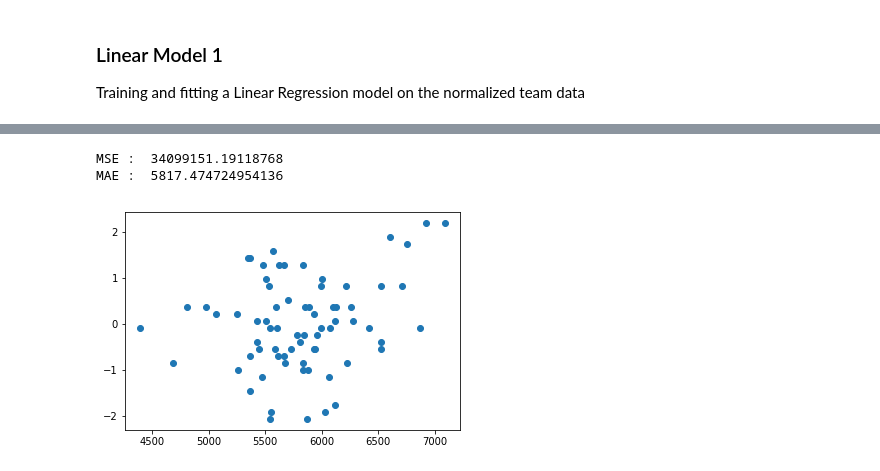
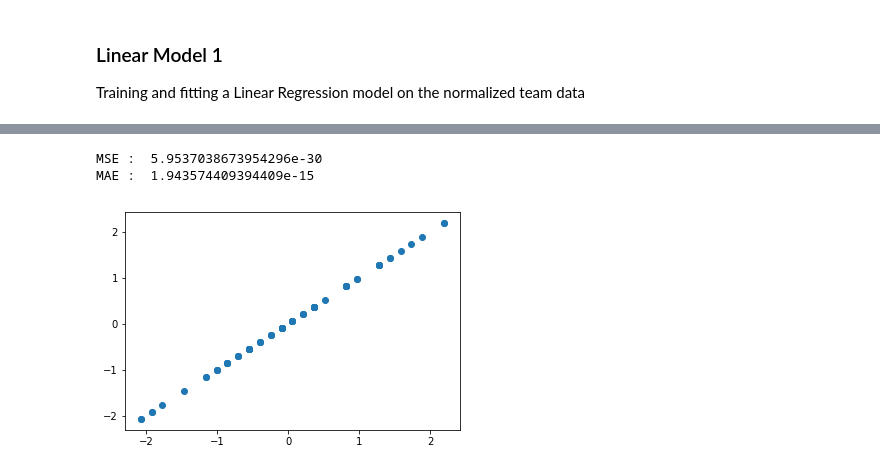
Before and after one commit to JustinRWong/AmazoogleChallengeLab, a Jupyter notebook: Modeling[11-26].ipynb, the cells around one changed output, grey strips where cells are left out. Saved outputs shown, nothing was run; the diff lists cells and outputs as text; code cells hidden in the pictures.

Commit message:
correlation nomralized perfected and cleaned

```diff
--- a/Modeling[11-26].ipynb
+++ b/Modeling[11-26].ipynb
@@ -33 +28,8 @@ all_teams = pd.read_csv("/Users/HuyVu/Desktop/ChallengeLab/cl_repo/AmazoogleChal
+# %%
+## create dataframes from csv data
+all_players = pd.read_csv("./data/all_players_2019.csv")
+all_teams = pd.read_csv("./data/all_teams_2019.csv")
+
+all_pac12_players = pd.read_csv("./data/pac12_2019_players.csv")
+all_pac12_teams = pd.read_csv("./data/pac12_2019_teams.csv")
 # %%
@@ -103,0 +97,15 @@ normalized_all_team
+# %%
+## Split up data into train and test splits
+raw_train_teams, raw_test_teams = train_test_split(all_teams, test_size = 0.2,random_state = 100)
+
+## Get raw all teams mean and std
+raw_all_teams_mean = all_teams.describe().loc['mean']
+raw_all_teams_std = all_teams.describe().loc['std']
+
+## Get the raw train mean and std
+raw_train_mean = raw_train_teams.describe().loc['mean']
+raw_train_std = raw_train_teams.describe().loc['std']
+
+## Get the raw test mean and std
+raw_test_mean = raw_test_teams.describe().loc['mean']
+raw_test_std = raw_test_teams.describe().loc['std']
@@ -291,26 +390,24 @@ After correlation weighing
 # %%
 correlated_model = LinearRegression()
 
-## Grab the correlated data
-corelated_X_train = correlation_all_team[training_columns_wanted]
-corelated_Y_train = correlation_all_team["wins"]
-correlated_model.fit(corelated_X_train, corelated_Y_train)
+## Fit to correlated normalized data
+correlated_model.fit(correlation_normalized_X_train, correlation_normalized_Y_train)
 
 ## Predict using the correlated normalized linear regression
-correlated_X_predict = correlation_all_team_test[training_columns_wanted]
+# correlated_X_predict = correlation_all_team_test[training_columns_wanted]
 
-correlated_y_hat = correlated_model.predict(correlated_X_predict)
+correlated__normalized_y_hat = correlated_model.predict(correlation_normalized_X_test)
 
 ## Normalized the test data
 # correlated_y_true, correlated_test_mean, correlated_test_std = normalize_data(correlation_normalized_all_test)
-correlated_y_true = correlation_normalized_all_test['wins']
+# correlated_y_true = correlation_normalized_all_test['wins']
 # %%
-correlated_normal_mse = mean_squared_error(correlated_y_hat, correlated_y_true)
-correlated_normal_mae = mean_absolute_error(correlated_y_hat, correlated_y_true)
-plt.scatter(correlated_y_hat, correlated_y_true)
+correlated_normal_mse = mean_squared_error(correlation_normalized_Y_test, correlated__normalized_y_hat)
+correlated_normal_mae = mean_absolute_error(correlation_normalized_Y_test, correlated__normalized_y_hat)
+plt.scatter(correlation_normalized_Y_test, correlated__normalized_y_hat)
 print("MSE : ", correlated_normal_mse)
 print("MAE : ", correlated_normal_mae)
 # %% [output]
-MSE :  34099151.19118768
-MAE :  5817.474724954136
+MSE :  5.9537038673954296e-30
+MAE :  1.943574409394409e-15
-[figure, old version]
+[figure, new version]
```
Also changed, not shown: parts of 38 cells of this notebook.
